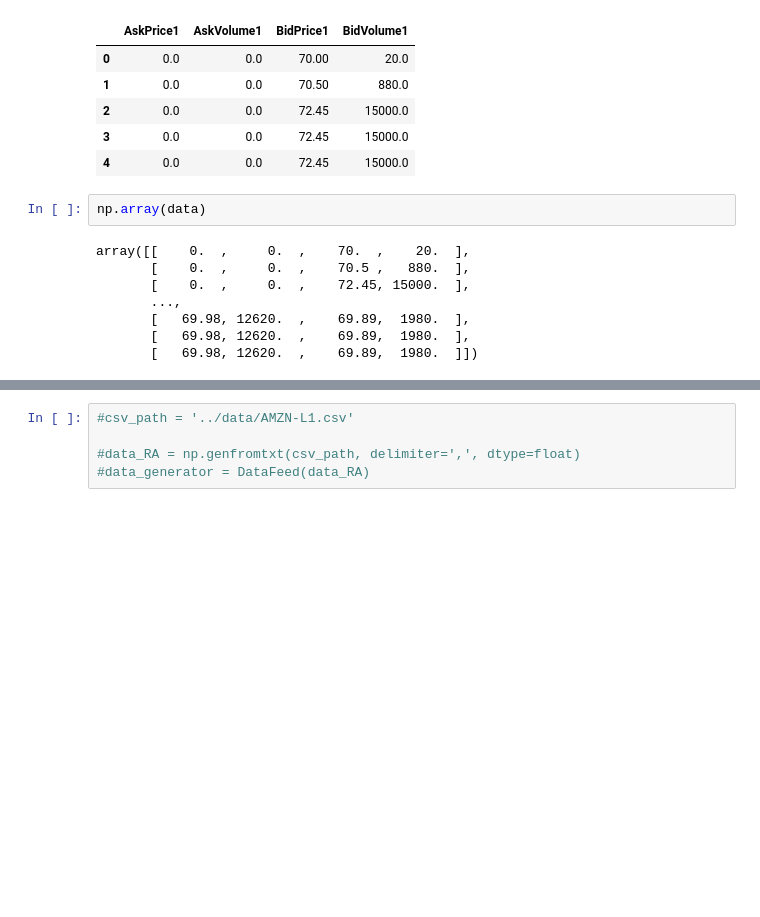
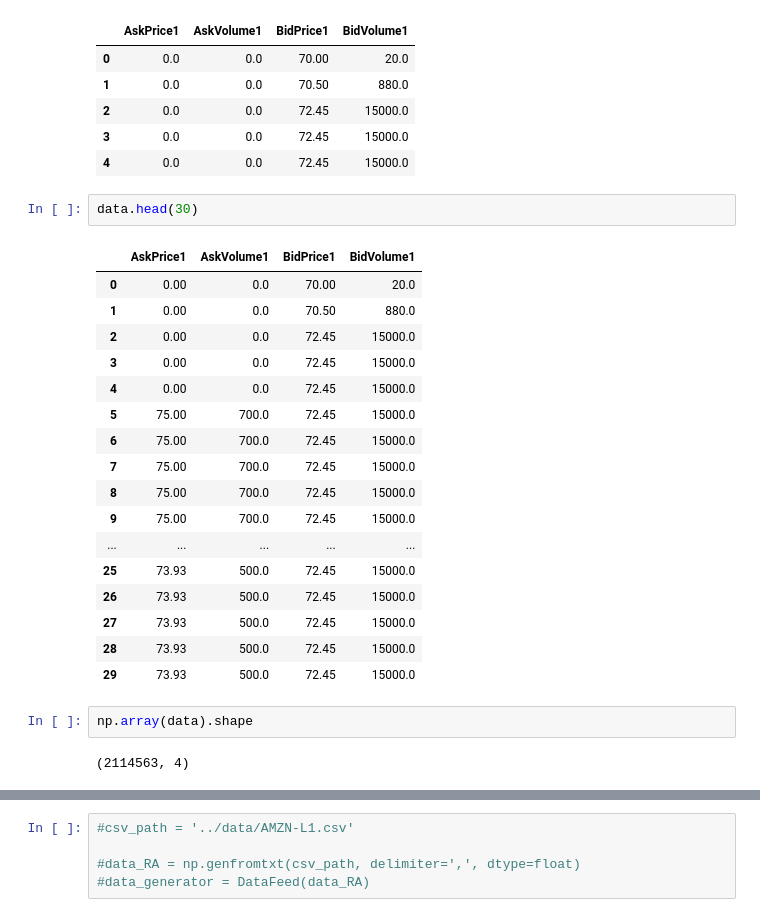
Before and after one commit to koteyevlev/MarketMakingMLAlgo, a Jupyter notebook: ML_in_Finance_MarketMaking.ipynb, the cells around one changed output, grey strips where cells are left out. Drawn from its saved outputs; the diff is of its cells as text; blank space fills up the shorter version.

```diff
--- a/ML_in_Finance_MarketMaking.ipynb
+++ b/ML_in_Finance_MarketMaking.ipynb
@@ -135,13 +112,27 @@ data.head()
 | 2 | 0.0 | 0.0 | 72.45 | 15000.0 |
 | 3 | 0.0 | 0.0 | 72.45 | 15000.0 |
 | 4 | 0.0 | 0.0 | 72.45 | 15000.0 |
+# %%
+data.head(30)
+# %% [output]
+|  | AskPrice1 | AskVolume1 | BidPrice1 | BidVolume1 |
+| 0 | 0.00 | 0.0 | 70.00 | 20.0 |
+| 1 | 0.00 | 0.0 | 70.50 | 880.0 |
+| 2 | 0.00 | 0.0 | 72.45 | 15000.0 |
+| 3 | 0.00 | 0.0 | 72.45 | 15000.0 |
+| 4 | 0.00 | 0.0 | 72.45 | 15000.0 |
+| 5 | 75.00 | 700.0 | 72.45 | 15000.0 |
+| 6 | 75.00 | 700.0 | 72.45 | 15000.0 |
+| 7 | 75.00 | 700.0 | 72.45 | 15000.0 |
+| 8 | 75.00 | 700.0 | 72.45 | 15000.0 |
+| 9 | 75.00 | 700.0 | 72.45 | 15000.0 |
+| ... | ... | ... | ... | ... |
+| 25 | 73.93 | 500.0 | 72.45 | 15000.0 |
+| 26 | 73.93 | 500.0 | 72.45 | 15000.0 |
+| 27 | 73.93 | 500.0 | 72.45 | 15000.0 |
+| 28 | 73.93 | 500.0 | 72.45 | 15000.0 |
+| 29 | 73.93 | 500.0 | 72.45 | 15000.0 |
 # %%
-np.array(data)
+np.array(data).shape
 # %% [output]
-array([[    0.  ,     0.  ,    70.  ,    20.  ],
-       [    0.  ,     0.  ,    70.5 ,   880.  ],
-       [    0.  ,     0.  ,    72.45, 15000.  ],
-       ...,
-       [   69.98, 12620.  ,    69.89,  1980.  ],
-       [   69.98, 12620.  ,    69.89,  1980.  ],
-       [   69.98, 12620.  ,    69.89,  1980.  ]])
+(2114563, 4)
```
Also changed, not shown: parts of 19 cells of this notebook.
